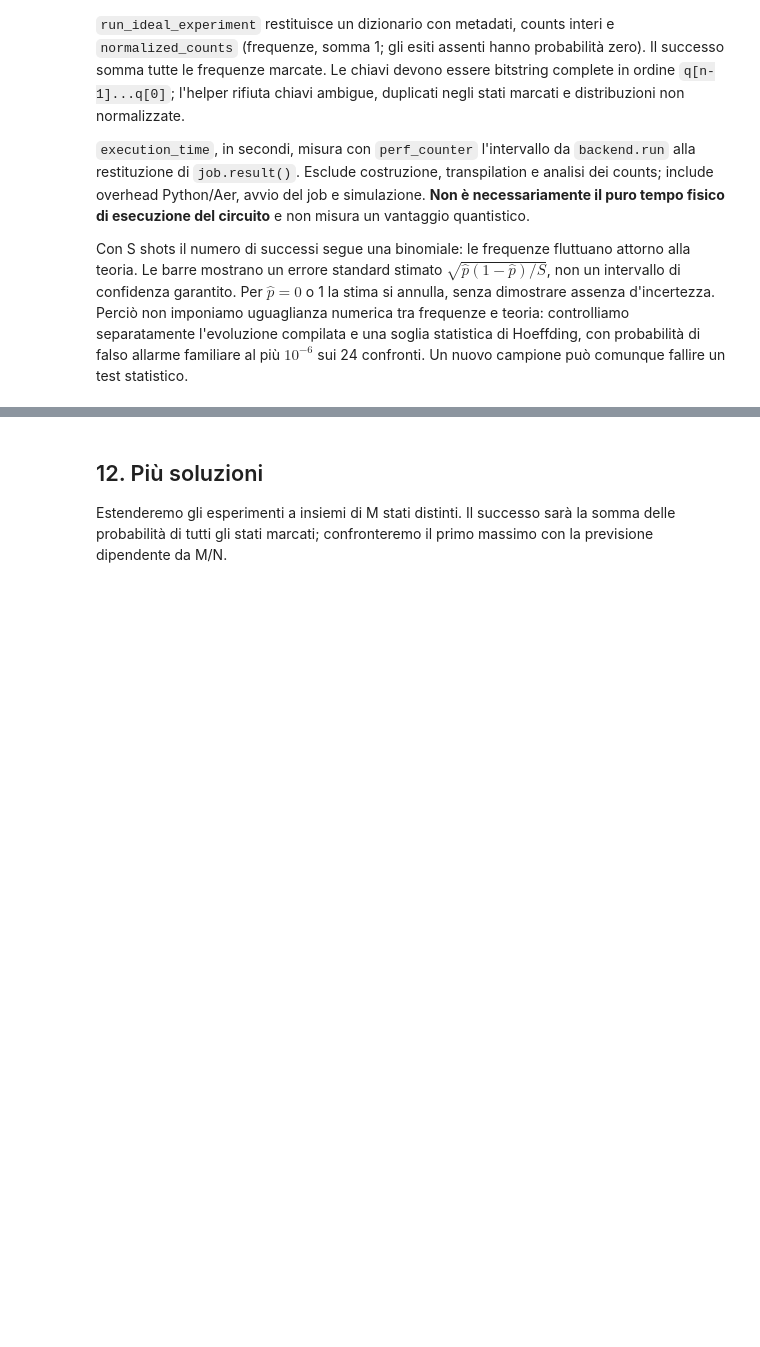
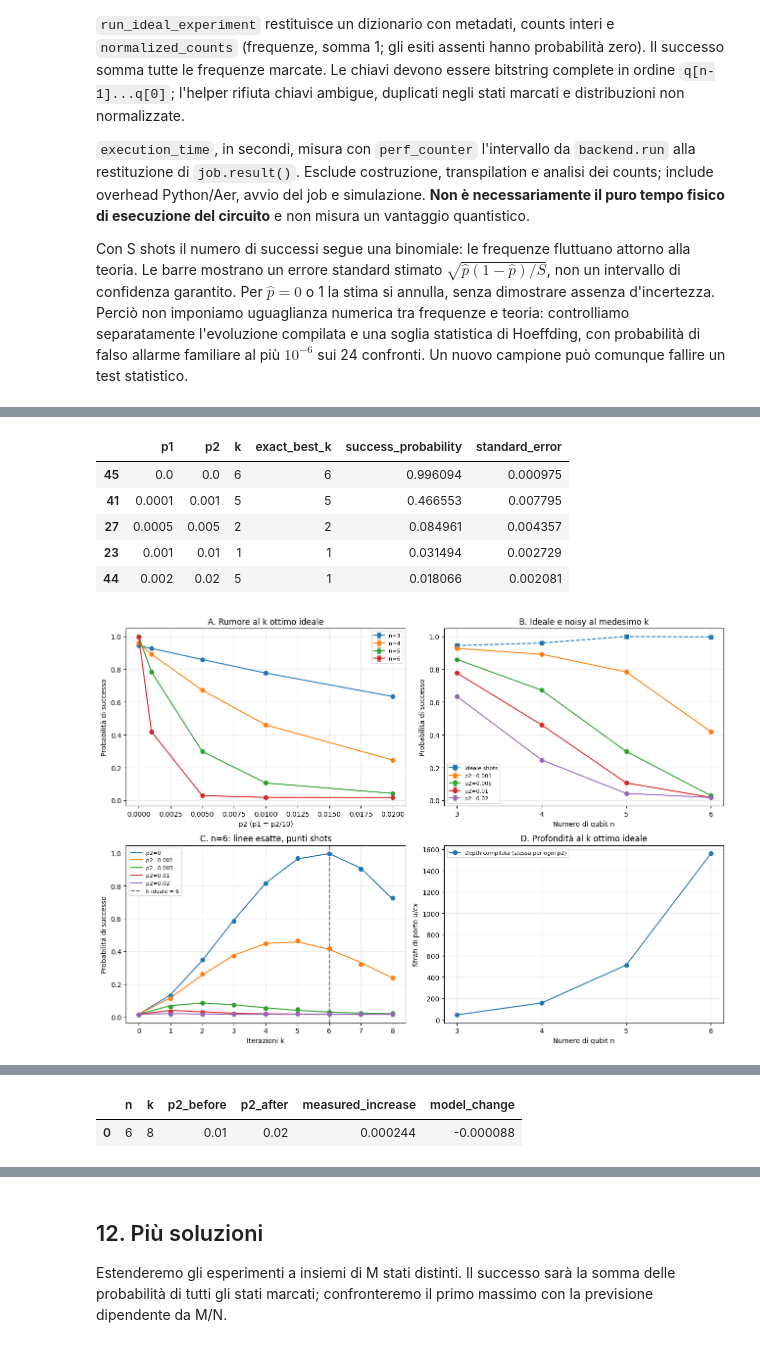
Before and after one commit to Pier2690/QuantumComputing, a Jupyter notebook: Grover.ipynb, the cells around one changed output, grey strips where cells are left out. Cells and saved outputs as stored; diff of their text form; code cells hidden in the pictures; blank space fills up the shorter version.

Commit message:
Simulation with noise and robustness study

```diff
--- a/Grover.ipynb
+++ b/Grover.ipynb
@@ -78,8 +80,8 @@ def validate_problem(n: int, marked_states: list[str] | tuple[str, ...]) -> None
 
 
 def make_ideal_backend(seed: int = RANDOM_SEED) -> AerSimulator:
-    """Crea un simulatore ideale riproducibile senza eseguire circuiti."""
-    return AerSimulator(method="statevector", seed_simulator=seed)
+    """Crea un simulatore ideale riproducibile con la base di porte del progetto."""
+    return AerSimulator(method="statevector", basis_gates=["u", "cx"], seed_simulator=seed)
 
 
 validate_problem(N_QUBITS_DEFAULT, MARKED_STATES_DEFAULT)
@@ -98,6 +100,11 @@ RESULT_DTYPES = {
     "basis_gates": "object", "counts": "object", "normalized_counts": "object",
     "qiskit_version": "string", "qiskit_aer_version": "string",
 }
+RESULT_DTYPES.update({
+    "p1": "Float64", "p2": "Float64", "readout_error": "Float64",
+    "success_probability": "Float64", "expected_noisy_probability": "Float64",
+    "actual_basis_gates": "string", "simulation_method": "string", "experiment_group": "string",
+})
 def make_results_dataframe() -> pd.DataFrame:
     return pd.DataFrame({name: pd.Series(dtype=dtype) for name, dtype in RESULT_DTYPES.items()})
 
@@ -585,7 +592,7 @@ def run_ideal_experiment(n_qubits, marked_states, iterations, shots, seed):
             raise ValueError(f"{name} deve essere un intero >= {minimum}.")
     circuit = build_grover_circuit(n_qubits, marked_states, iterations, measure=True)
     backend = make_ideal_backend(int(seed))
-    compiled = transpile(circuit, backend, basis_gates=list(IDEAL_BASIS_GATES),
+    compiled = transpile(circuit, backend,
                          optimization_level=IDEAL_OPTIMIZATION_LEVEL, seed_transpiler=int(seed))
     gates_only = compiled.remove_final_measurements(inplace=False)
     gate_instructions = [item for item in gates_only.data
@@ -690,0 +945,63 @@ Introdurremo un modello di rumore esplicito e documentato, mantenendo confrontab
+# %%
+sweep = noisy_results_df[noisy_results_df.n == 6].sort_values(["p2", "k"])
+best_noisy_df = (sweep.sort_values(["p2", "success_probability", "k"], ascending=[True, False, True])
+                .groupby("p2").head(1).sort_values("p2").copy())
+best_exact = (sweep.sort_values(["p2", "expected_noisy_probability", "k"], ascending=[True, False, True])
+              .groupby("p2").head(1).set_index("p2")["k"])
+best_noisy_df["exact_best_k"] = best_noisy_df.p2.map(best_exact)
+display(best_noisy_df[["p1", "p2", "k", "exact_best_k", "success_probability", "standard_error"]])
+fig, axes = plt.subplots(2, 2, figsize=(13, 9))
+for n, group in optimum_noise_df.groupby("n"):
+    group = group.sort_values("p2")
+    axes[0, 0].errorbar(group.p2.to_numpy(dtype=float), group.success_probability.to_numpy(dtype=float),
+                        yerr=group.standard_error.to_numpy(dtype=float), fmt="o-", capsize=3, label=f"n={n}")
+axes[0, 0].set(title="A. Rumore al k ottimo ideale", xlabel="p2 (p1 = p2/10)", ylabel="Probabilità di successo")
+ideal_optima = ideal_results_df[ideal_results_df.apply(
+    lambda row: row.n >= 3 and row.k == optimal_grover_iterations(int(row.N), 1), axis=1)].sort_values("n")
+axes[0, 1].errorbar(ideal_optima.n.to_numpy(dtype=float), ideal_optima.success_probability.to_numpy(dtype=float),
+                    yerr=ideal_optima.standard_error.to_numpy(dtype=float), fmt="s--", capsize=3, label="Ideale shots")
+for p2, group in optimum_noise_df[optimum_noise_df.p2 > 0].groupby("p2"):
+    group = group.sort_values("n")
+    axes[0, 1].errorbar(group.n.to_numpy(dtype=float), group.success_probability.to_numpy(dtype=float),
+                        yerr=group.standard_error.to_numpy(dtype=float), fmt="o-", capsize=3, label=f"p2={p2:g}")
+axes[0, 1].set(title="B. Ideale e noisy al medesimo k", xlabel="Numero di qubit n", ylabel="Probabilità di successo", xticks=[3,4,5,6])
+for p2, group in sweep.groupby("p2"):
+    line, = axes[1, 0].plot(group.k, group.expected_noisy_probability, label=f"p2={p2:g}")
+    axes[1, 0].errorbar(group.k.to_numpy(dtype=float), group.success_probability.to_numpy(dtype=float),
+                        yerr=group.standard_error.to_numpy(dtype=float), fmt="o", capsize=2, color=line.get_color())
+axes[1, 0].axvline(optimal_grover_iterations(64, 1), color="0.4", linestyle="--", label="k ideale = 6")
+axes[1, 0].set(title="C. n=6: linee esatte, punti shots", xlabel="Iterazioni k", ylabel="Probabilità di successo", xticks=range(9))
+resource_rows = optimum_noise_df[optimum_noise_df.p2 == 0].sort_values("n")
+axes[1, 1].plot(resource_rows.n, resource_rows.depth, "o-", label="Depth compilata (stessa per ogni p2)")
+axes[1, 1].set(title="D. Profondità al k ottimo ideale", xlabel="Numero di qubit n", ylabel="Strati di porte u/cx", xticks=[3,4,5,6])
+for ax in axes.flat:
+    ax.grid(alpha=.25)
+    ax.legend(fontsize=8)
+fig.tight_layout()
+display(fig)
+plt.close(fig)
+
+print("Ottimo ideale n=6:", optimal_grover_iterations(64, 1))
+for row in best_noisy_df.itertuples():
+    print(f"p2={row.p2:g}: miglior k misurato={row.k}, miglior k del modello={row.exact_best_k}")
+anomalies = []
+for (n, k), group in noisy_results_df.groupby(["n", "k"]):
+    ordered = group.sort_values("p2")
+    for before, after in zip(list(ordered.itertuples())[:-1], list(ordered.itertuples())[1:]):
+        if after.success_probability > before.success_probability:
+            anomalies.append({"n": n, "k": k, "p2_before": before.p2, "p2_after": after.p2,
+                              "measured_increase": after.success_probability-before.success_probability,
+                              "model_change": after.expected_noisy_probability-before.expected_noisy_probability})
+print("Aumenti locali misurati con p2 (non nascosti):", len(anomalies))
+if anomalies:
+    display(pd.DataFrame(anomalies))
+display(sweep[sweep.p2 == .01][["k", "depth", "total_gate_count", "two_qubit_gate_count",
+                               "theoretical_probability", "expected_noisy_probability", "success_probability"]])
+# %% [output]
+|  | p1 | p2 | k | exact_best_k | success_probability | standard_error |
+| 45 | 0.0 | 0.0 | 6 | 6 | 0.996094 | 0.000975 |
+| 41 | 0.0001 | 0.001 | 5 | 5 | 0.466553 | 0.007795 |
+| 27 | 0.0005 | 0.005 | 2 | 2 | 0.084961 | 0.004357 |
+| 23 | 0.001 | 0.01 | 1 | 1 | 0.031494 | 0.002729 |
+| 44 | 0.002 | 0.02 | 5 | 1 | 0.018066 | 0.002081 |
+[figure, added]
@@ -690,0 +1015,2 @@ Introdurremo un modello di rumore esplicito e documentato, mantenendo confrontab
+|  | n | k | p2_before | p2_after | measured_increase | model_change |
+| 0 | 6 | 8 | 0.01 | 0.02 | 0.000244 | -0.000088 |
```
Also changed, not shown: parts of 18 cells of this notebook, 1 other file.
